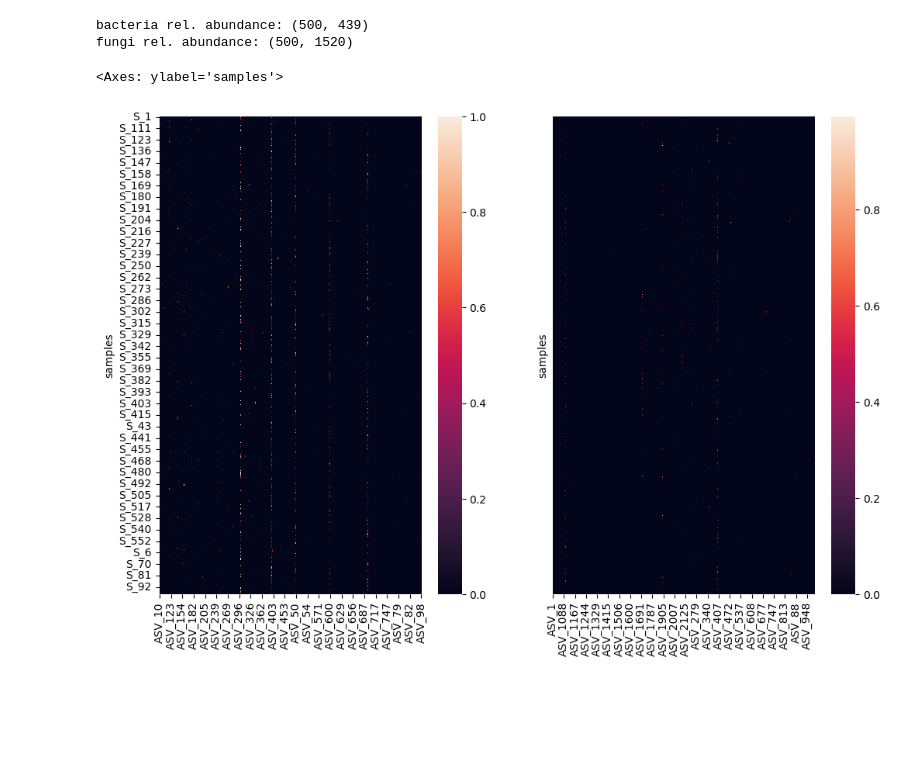
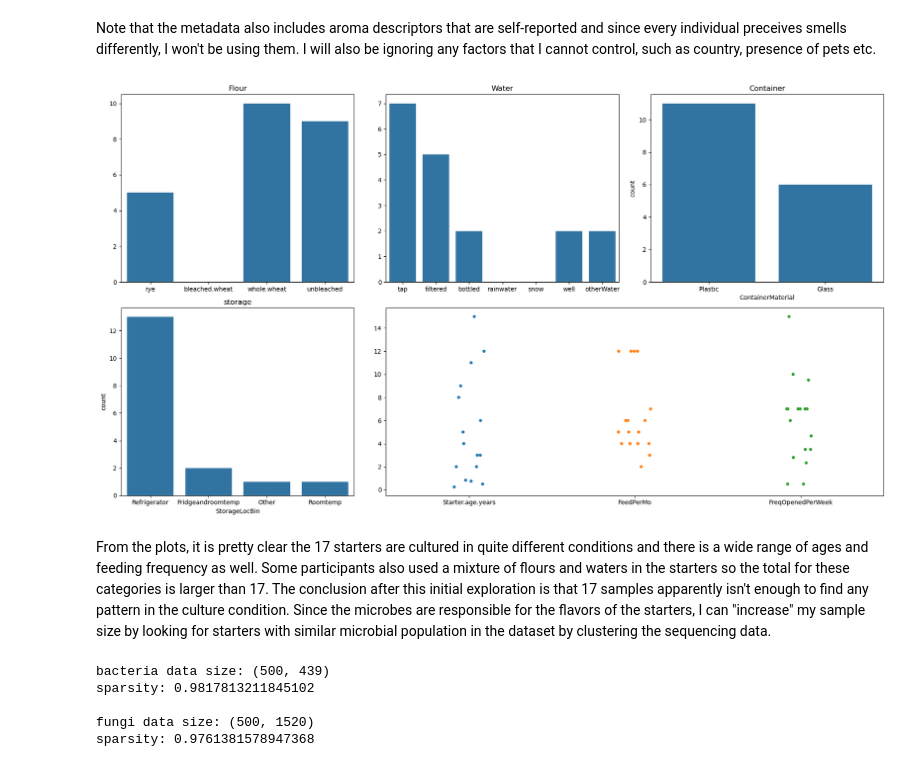
Before and after one commit to Geoff-CQW/sourdough, a Jupyter notebook: sourdough analytics.ipynb, the cells around one changed output. Drawn from its saved outputs; the diff is of its cells as text; code cells hidden in the pictures; blank space fills up the shorter version.

Commit message:
initial EDA and dimension reduction

```diff
--- a/sourdough analytics.ipynb
+++ b/sourdough analytics.ipynb
@@ -10,0 +14,15 @@ import matplotlib.pyplot as plt
+# %%
+# read metadata for starters
+metadata = pd.read_csv('metadata500_starters.csv')
+metadata.rename(columns={'Unnamed: 0': 'sample'}, inplace=True)
+
+# read sensory note file and filter for samples with apple/fruit aromas
+sensory = pd.read_excel('Figure_4_-_Source_Data_2.xlsx')
+mask = sensory['Note 1 (Dominant)'].str.contains(r'fruit|apple') | sensory['Note 2 (Secondary)'].str.contains(r'fruit|apple')
+
+# get metadata for desired samples
+desired_samples = metadata[metadata['sample'].isin(sensory['Sample'][mask])]
+
+print(desired_samples.columns)
+print()
+print(f'{desired_samples["Country"].value_counts()}')
@@ -11,6 +45,43 @@ import matplotlib.pyplot as plt
+# %% [markdown]
+Note that the metadata also includes aroma descriptors that are self-reported and since every individual preceives smells differently, I won't be using them. I will also be ignoring any factors that I cannot control, such as country, presence of pets etc.
+# %%
+# visualize relevant metadata
+
+from matplotlib.gridspec import GridSpec
+
+fig = plt.figure(figsize=(18, 10))
+gs = GridSpec(2,3)
+
+ax1 = fig.add_subplot(gs[0,0])
+sns.barplot(desired_samples.iloc[:, 7:11].sum(axis=0), ax=ax1)
+ax1.set_xticks(range(4), labels = [i.replace('grain.base.', '') for i in desired_samples.iloc[:, 7:11].columns])
+ax1.set_title('Flour')
+
+
+ax2 = fig.add_subplot(gs[0,1])
+sns.barplot(desired_samples.iloc[:, 26:33].sum(axis=0), ax=ax2)
+ax2.set_title('Water')
+
+
+ax3 = fig.add_subplot(gs[0,2])
+sns.countplot(x=desired_samples.iloc[:, 35], ax=ax3)
+ax3.set_title('Container')
+
+
+ax4 = fig.add_subplot(gs[1,0])
+sns.countplot(x = desired_samples.iloc[:, 16], ax=ax4)
+ax4.set_title('storage')
+
+
+ax5 = fig.add_subplot(gs[1,1:])
+sns.stripplot(desired_samples.iloc[:, [14,17,25]])
+
+plt.tight_layout()
+# %% [output]
+[figure, added]
+# %% [markdown]
+From the plots, it is pretty clear the 17 starters are cultured in quite different conditions and there is a wide range of ages and feeding frequency as well. Some participants also used a mixture of flours and waters in the starters so the total for these categories is larger than 17. The conclusion after this initial exploration is that 17 samples apparently isn't enough to find any pattern in the culture condition. Since the microbes are responsible for the flavors of the starters, I can "increase" my sample size by looking for starters with similar microbial population in the dataset by clustering the sequencing data.
 # %%
-# I'll start by looking at the microbe data first
-
 # read and transpose data since the variables (ASVs) are rows in the raw data
 bact = pd.read_csv("sourdough_tab_16S.csv").set_index('Unnamed: 0').T.reset_index()
 fung = pd.read_csv("sourdough_tab_ITS.csv").set_index('Unnamed: 0').T.reset_index()
@@ -19,21 +90,13 @@ fung = pd.read_csv("sourdough_tab_ITS.csv").set_index('Unnamed: 0').T.reset_inde
 bact = bact.rename(columns={'index':'samples'}).rename_axis(None, axis=1)
 fung = fung.rename(columns={'index':'samples'}).rename_axis(None, axis=1)
 
-print(f'bacteria rel. abundance: {bact.shape}\nfungi rel. abundance: {fung.shape}')
+print(f'bacteria data size: {bact.shape}\nsparsity: {1 - (np.count_nonzero(bact)/(bact.shape[0]*bact.shape[1]))}')
+print()
+print(f'fungi data size: {fung.shape}\nsparsity: {1 - (np.count_nonzero(fung)/(fung.shape[0]*fung.shape[1]))}')
 # %% [output]
-bacteria rel. abundance: (500, 439)
-fungi rel. abundance: (500, 1520)
+bacteria data size: (500, 439)
+sparsity: 0.9817813211845102
+
+fungi data size: (500, 1520)
+sparsity: 0.9761381578947368
-# %%
-# plot the data to see the distribution of values
-
-fig = plt.figure(figsize = (12, 8))
-
-ax1 = fig.add_subplot(1, 2, 1)
-sns.heatmap(data = bact.set_index('samples'), ax=ax1)
-
-ax2 = fig.add_subplot(1, 2, 2)
-sns.heatmap(data = fung.set_index('samples'), ax=ax2, yticklabels=False)
-# %% [output]
-<Axes: ylabel='samples'>
-[figure, removed]
 # %% [markdown]
```
Also changed, not shown: parts of 11 cells of this notebook, 1 other file.
